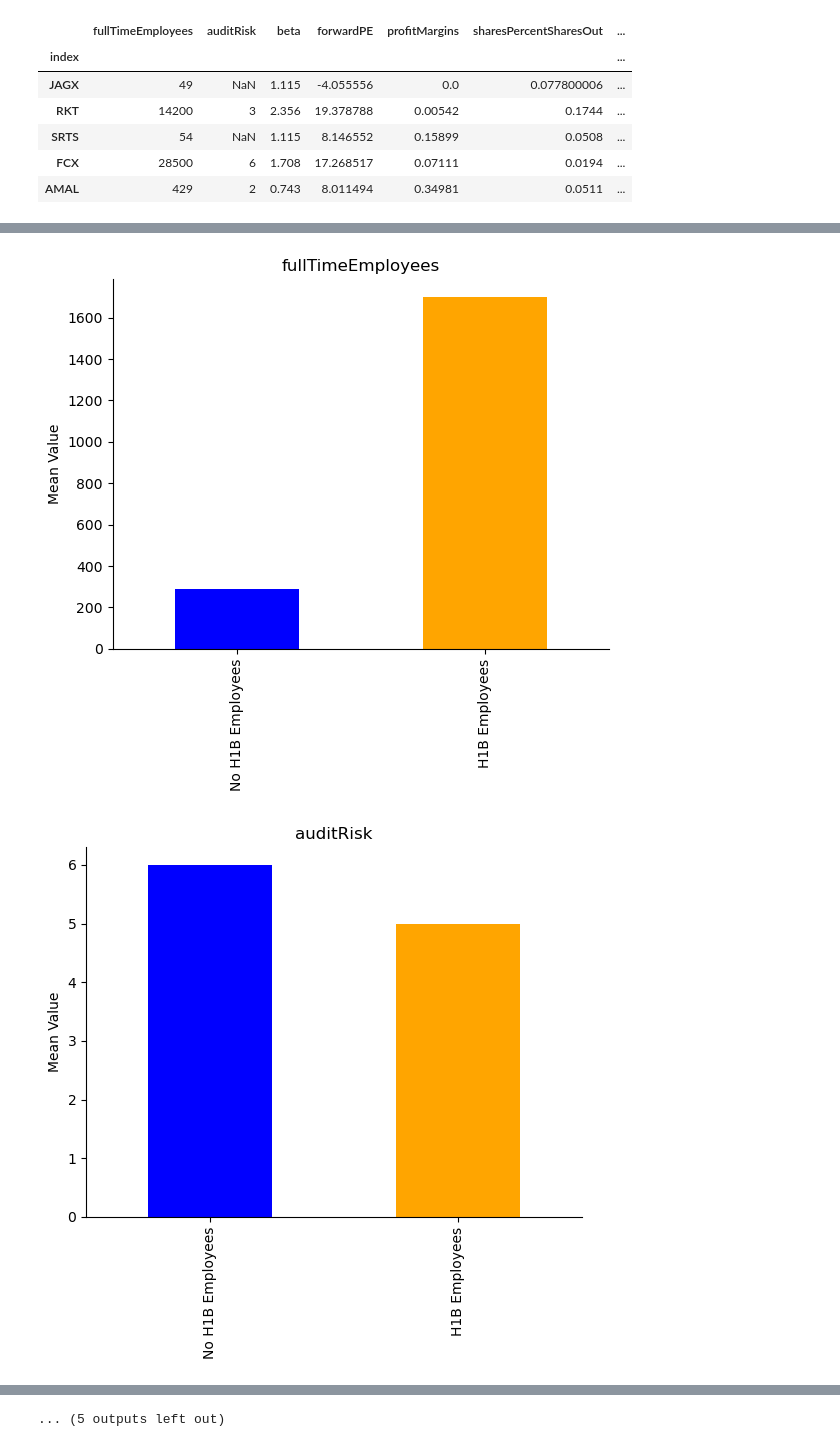
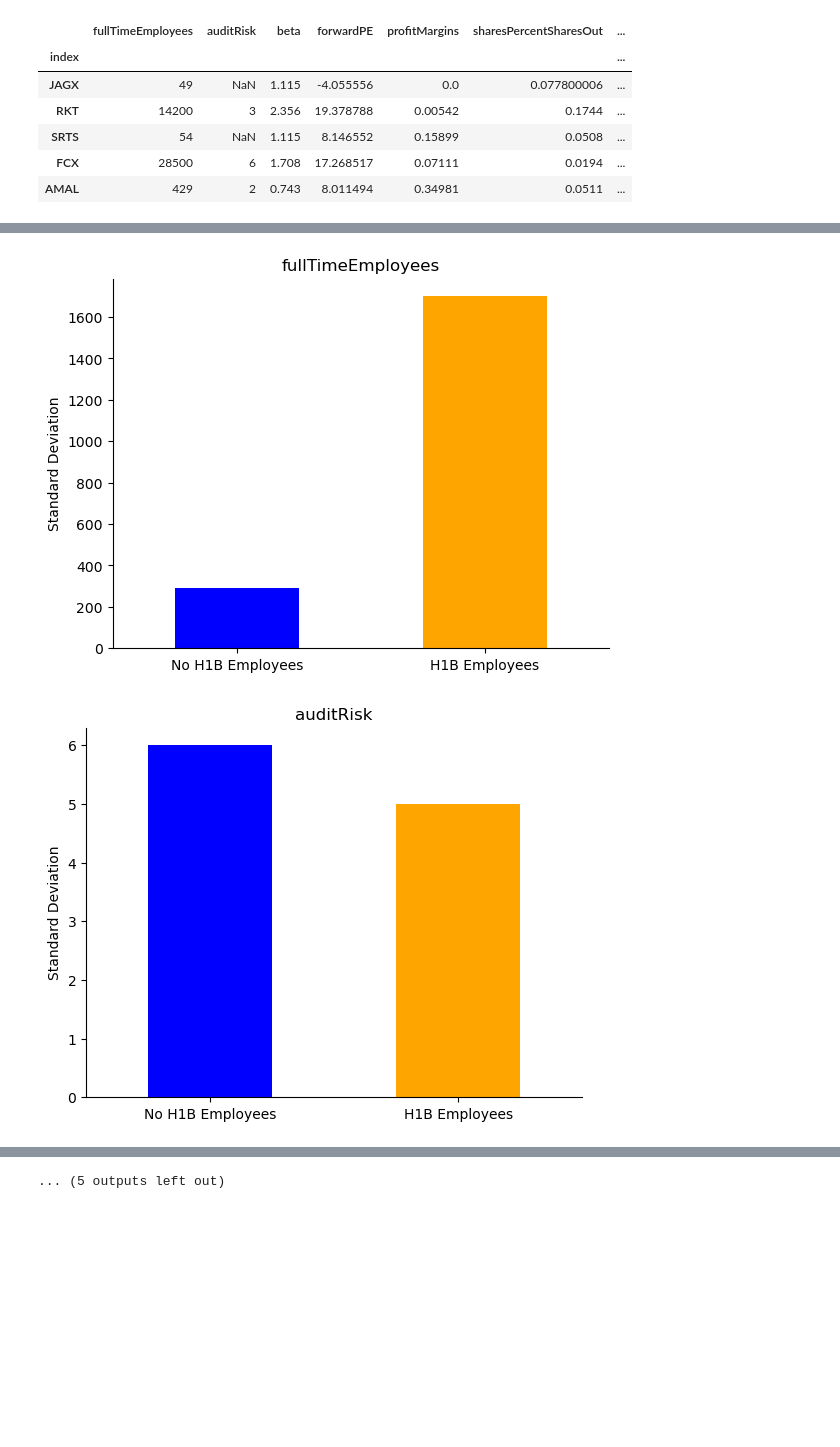
Before and after one commit to 608ohenry/econ570_project, a Jupyter notebook: main.ipynb, the cells around one changed output, grey strips where cells are left out. Saved outputs shown, nothing was run; the diff lists cells and outputs as text; code cells hidden in the pictures; blank space fills up the shorter version.

```diff
--- a/main.ipynb
+++ b/main.ipynb
@@ -646,5 +646,6 @@ for col in group_means.columns:
     group_means[col].plot(kind='bar', title=col, color=colors)
     plt.ylabel('Mean Value')
     sns.despine()
+    plt.xticks(rotation = 0)
     plt.show()
 # %% [output]
@@ -667,7 +668,8 @@ group_medians = dv_numericals.groupby('visa').median()
 group_medians.index = ['No H1B Employees', 'H1B Employees']
 for col in group_medians.columns:
     group_medians[col].plot(kind='bar', title=col, color=colors)
-    plt.ylabel('Mean Value')
+    plt.ylabel('Median Value')
     sns.despine()
+    plt.xticks(rotation = 0)
     plt.show()
 # %% [output]
@@ -687,11 +689,12 @@ for col in group_medians.columns:
 # %%
 group_stds = dv_numericals.groupby('visa').std()
 group_stds.index = ['No H1B Employees', 'H1B Employees']
 for col in group_medians.columns:
     group_medians[col].plot(kind='bar', title=col, color=colors)
-    plt.ylabel('Mean Value')
+    plt.ylabel('Standard Deviation')
     sns.despine()
+    plt.xticks(rotation = 0)
     plt.show()
 # %% [output]
-[figure, old version]
+[figure, new version]
-[figure, old version]
+[figure, new version]
```
Also changed, not shown: parts of 3 cells of this notebook.
